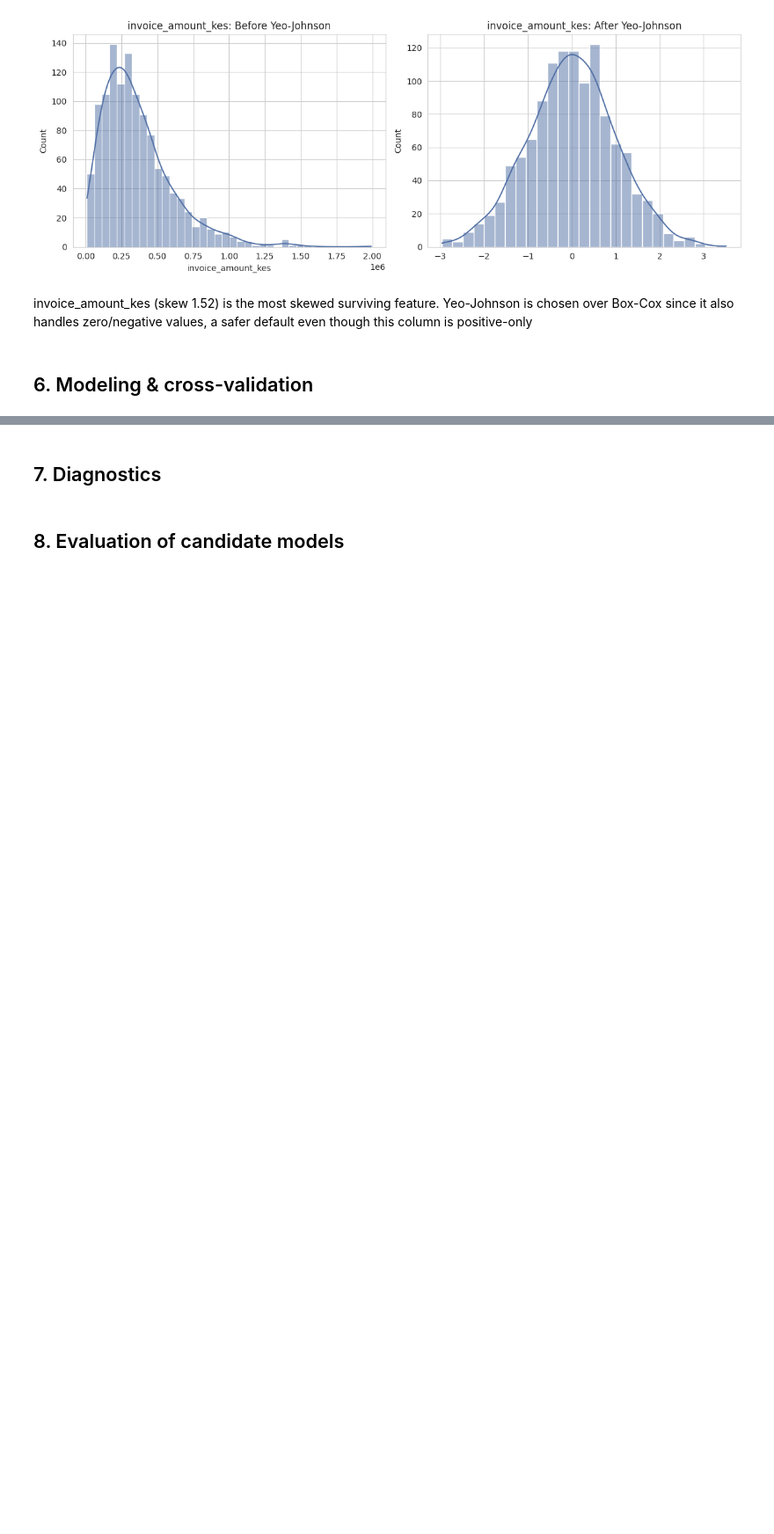
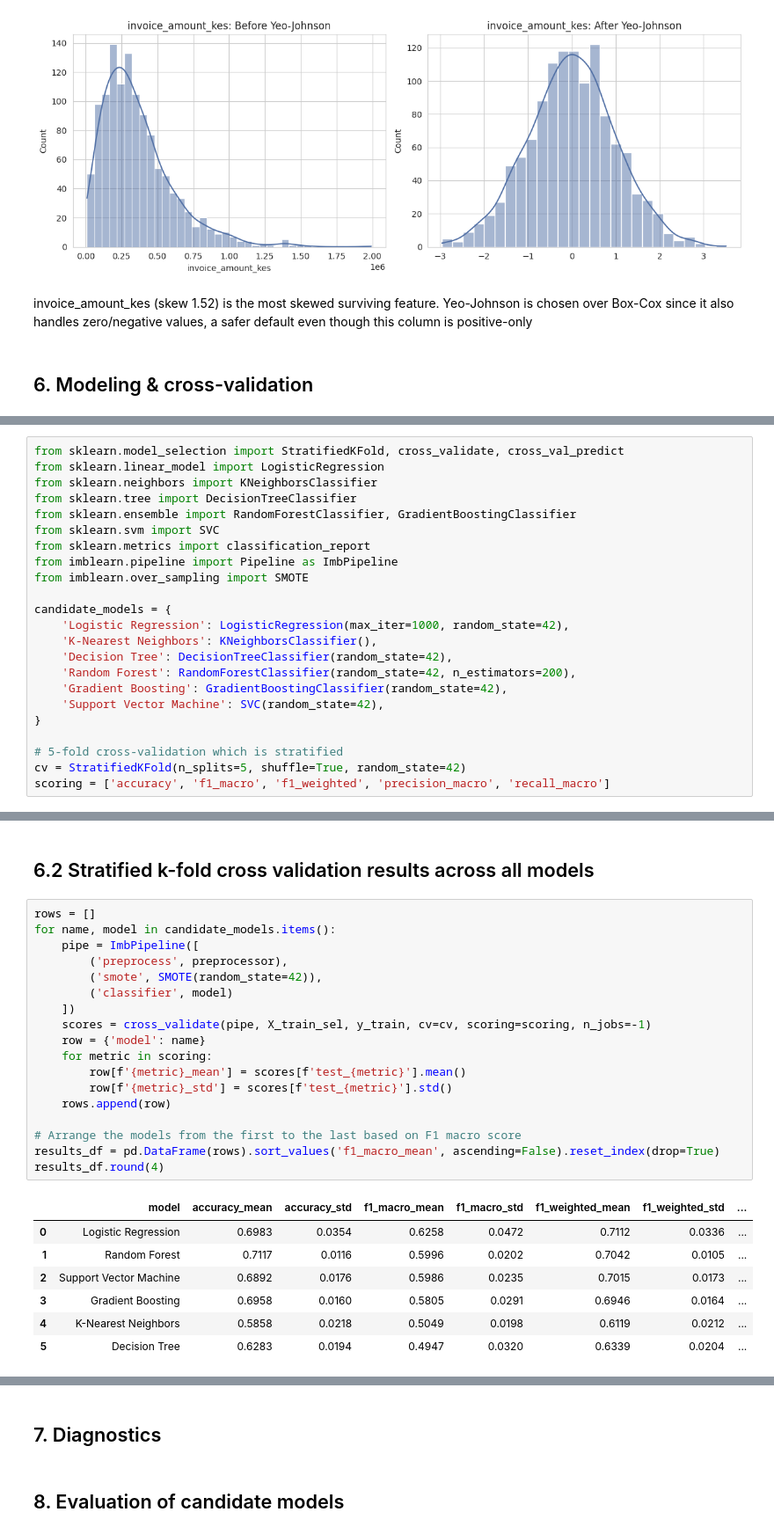
Before and after one commit to tanuiivy/bbt4106-202604-D4-classification, a Jupyter notebook: bbt4106_202604_D4_classification.ipynb, the cells around one changed output, grey strips where cells are left out. Shown at 88% size. Drawn from its saved outputs; the diff is of its cells as text; blank space fills up the shorter version.

```diff
--- a/bbt4106_202604_D4_classification.ipynb
+++ b/bbt4106_202604_D4_classification.ipynb
@@ -671,0 +674,23 @@ invoice_amount_kes (skew 1.52) is the most skewed surviving feature. Yeo-Johnson
+# %%
+from sklearn.model_selection import StratifiedKFold, cross_validate, cross_val_predict
+from sklearn.linear_model import LogisticRegression
+from sklearn.neighbors import KNeighborsClassifier
+from sklearn.tree import DecisionTreeClassifier
+from sklearn.ensemble import RandomForestClassifier, GradientBoostingClassifier
+from sklearn.svm import SVC
+from sklearn.metrics import classification_report
+from imblearn.pipeline import Pipeline as ImbPipeline
+from imblearn.over_sampling import SMOTE
+
+candidate_models = {
+    'Logistic Regression': LogisticRegression(max_iter=1000, random_state=42),
+    'K-Nearest Neighbors': KNeighborsClassifier(),
+    'Decision Tree': DecisionTreeClassifier(random_state=42),
+    'Random Forest': RandomForestClassifier(random_state=42, n_estimators=200),
+    'Gradient Boosting': GradientBoostingClassifier(random_state=42),
+    'Support Vector Machine': SVC(random_state=42),
+}
+
+# 5-fold cross-validation which is stratified
+cv = StratifiedKFold(n_splits=5, shuffle=True, random_state=42)
+scoring = ['accuracy', 'f1_macro', 'f1_weighted', 'precision_macro', 'recall_macro']
@@ -671,0 +703,28 @@ invoice_amount_kes (skew 1.52) is the most skewed surviving feature. Yeo-Johnson
+# %% [markdown]
+## 6.2 Stratified k-fold cross validation results across all models
+# %%
+rows = []
+for name, model in candidate_models.items():
+    pipe = ImbPipeline([
+        ('preprocess', preprocessor),
+        ('smote', SMOTE(random_state=42)),
+        ('classifier', model)
+    ])
+    scores = cross_validate(pipe, X_train_sel, y_train, cv=cv, scoring=scoring, n_jobs=-1)
+    row = {'model': name}
+    for metric in scoring:
+        row[f'{metric}_mean'] = scores[f'test_{metric}'].mean()
+        row[f'{metric}_std'] = scores[f'test_{metric}'].std()
+    rows.append(row)
+
+# Arrange the models from the first to the last based on F1 macro score
+results_df = pd.DataFrame(rows).sort_values('f1_macro_mean', ascending=False).reset_index(drop=True)
+results_df.round(4)
+# %% [output]
+|  | model | accuracy_mean | accuracy_std | f1_macro_mean | f1_macro_std | f1_weighted_mean | f1_weighted_std | ... |
+| 0 | Logistic Regression | 0.6983 | 0.0354 | 0.6258 | 0.0472 | 0.7112 | 0.0336 | ... |
+| 1 | Random Forest | 0.7117 | 0.0116 | 0.5996 | 0.0202 | 0.7042 | 0.0105 | ... |
+| 2 | Support Vector Machine | 0.6892 | 0.0176 | 0.5986 | 0.0235 | 0.7015 | 0.0173 | ... |
+| 3 | Gradient Boosting | 0.6958 | 0.0160 | 0.5805 | 0.0291 | 0.6946 | 0.0164 | ... |
+| 4 | K-Nearest Neighbors | 0.5858 | 0.0218 | 0.5049 | 0.0198 | 0.6119 | 0.0212 | ... |
+| 5 | Decision Tree | 0.6283 | 0.0194 | 0.4947 | 0.0320 | 0.6339 | 0.0204 | ... |
```
Also changed, not shown: parts of 21 cells of this notebook.
